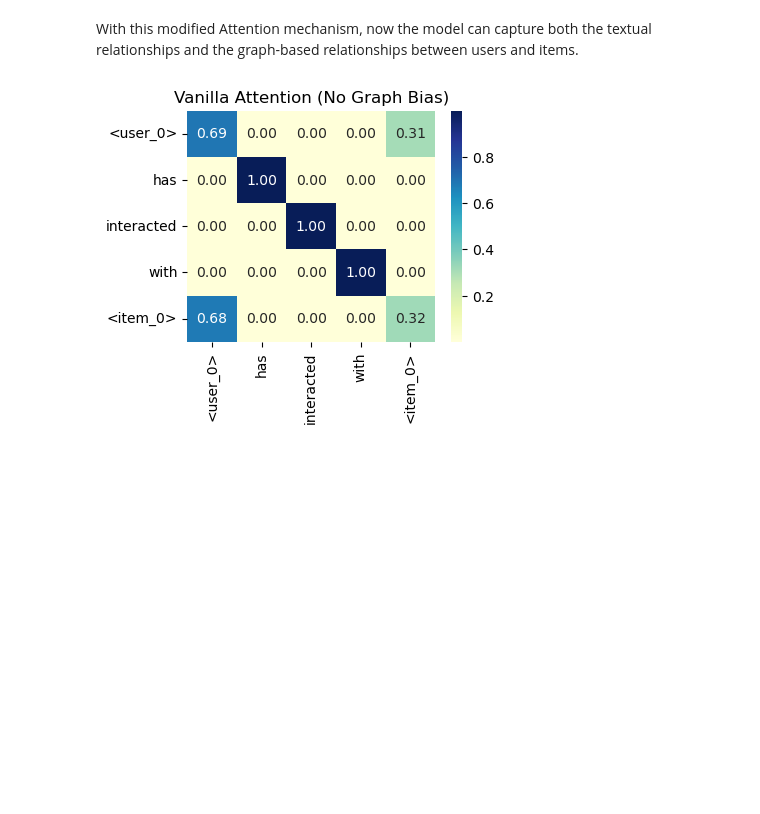
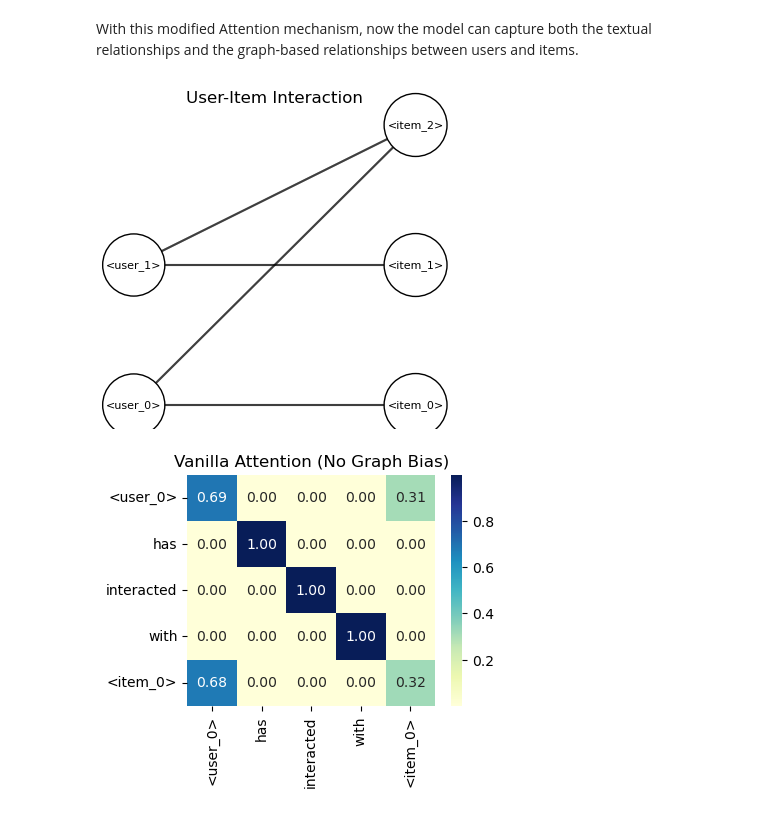
Before and after one commit to UnicornJin/BT4222LLM4Rec, a Jupyter notebook: notebook_materials/BT4222-LLM4Rec.ipynb, the cells around one changed output. Cells and saved outputs as stored; diff of their text form; code cells hidden in the pictures; blank space fills up the shorter version.

```diff
--- a/notebook_materials/BT4222-LLM4Rec.ipynb
+++ b/notebook_materials/BT4222-LLM4Rec.ipynb
@@ -174,6 +171,32 @@ num_nodes = n_users + n_items
 graph = lil_matrix((num_nodes, num_nodes))
 graph[:n_users, n_users:] = interaction
 graph[n_users:, :n_users] = interaction.T
+# %%
+def plot_graph(graph, all_nodes):
+    plt.figure(figsize=(4, 4))
+    ax = plt.gca()
+    ax.set_title("User-Item Interaction")
+    pos = {}
+    for i, node in enumerate(all_nodes):
+        if "user" in node:
+            pos[node] = (0, i)
+        else:
+            pos[node] = (1, i - len(users))
+    for i in range(graph.shape[0]):
+        for j in range(graph.shape[1]):
+            if graph[i, j] > 0:
+                plt.plot([pos[all_nodes[i]][0], pos[all_nodes[j]][0]],
+                         [pos[all_nodes[i]][1], pos[all_nodes[j]][1]], 'k-', alpha=0.5)
+    for node, (x, y) in pos.items():
+        plt.text(x, y, node, fontsize=8, ha='center', va='center',
+                 bbox=dict(facecolor='white', edgecolor='black', boxstyle='circle'))
+    plt.axis('off')
+    plt.show()
+# %%
+# A bit visualization:
+plot_graph(graph, all_nodes)
+# %% [output]
+[figure, added]
 # %%
 # Assume now we have a simple sentence that describes an interaction
 tokens = ["<user_0>", "has", "interacted", "with", "<item_0>"]
```
Also changed, not shown: parts of 13 cells of this notebook.
